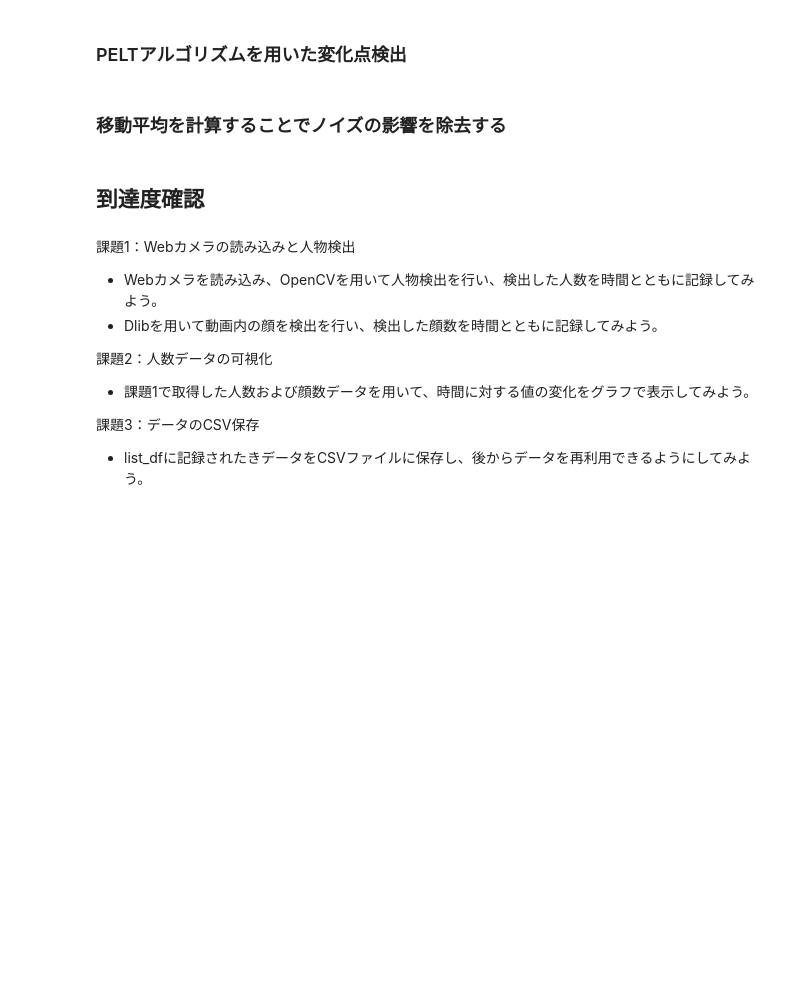
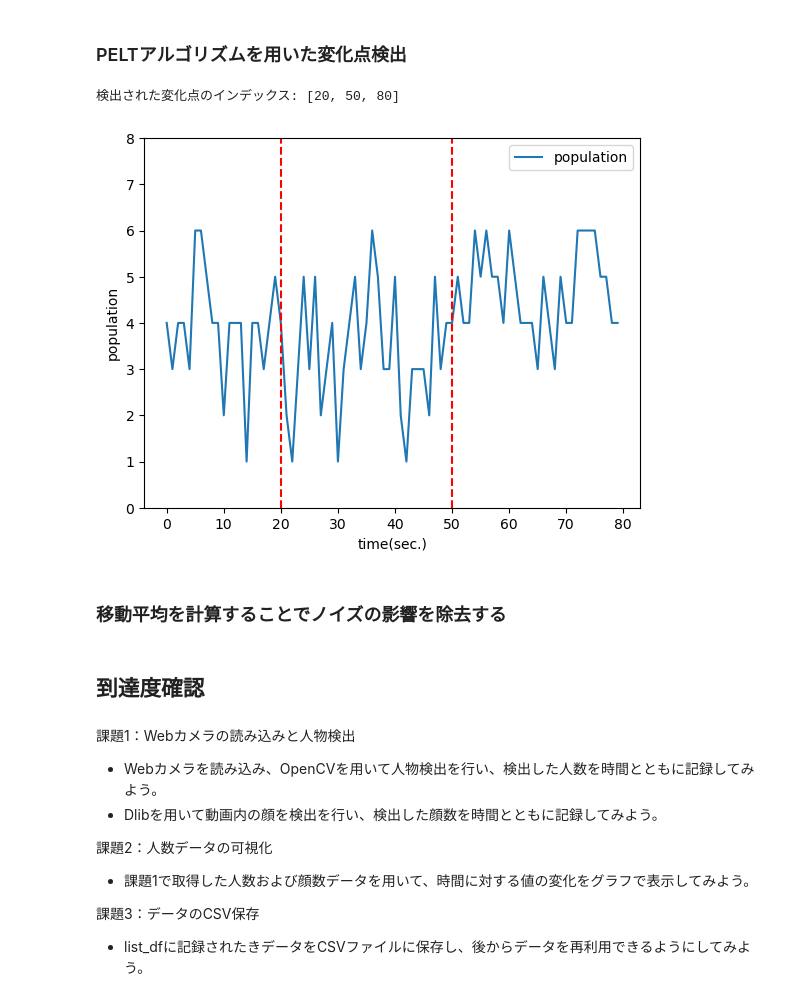
Before and after one commit to meruemon/PBL, a Jupyter notebook: データ分析.ipynb, the cells around one changed output. Drawn from its saved outputs; the diff is of its cells as text; code cells hidden in the pictures; blank space fills up the shorter version.

```diff
--- a/データ分析.ipynb
+++ b/データ分析.ipynb
@@ -100,34 +105,37 @@ import matplotlib.pyplot as plt
 # 人数データを抽出
 signal = list_df['people'].values
 
 # モデルの選択（"l1", "l2", "rbf"など）
-model = "rbf"
+model = "l1"
 
 # PELTアルゴリズムを使用して変化点検出を実行
 algo = rpt.Pelt(model=model).fit(signal)
 
 # ペナルティ値の設定（変化点の数を調整）
 penalty = 3  # 必要に応じて調整
 
 # 変化点のインデックスを取得
 result = algo.predict(pen=penalty)
 
 # 検出された変化点を表示
 print("検出された変化点のインデックス:", result)
 
 # 時間と人数のプロットを作成し、変化点を表示
 plt.plot(list_df['time'], signal, label='population')
 
 # 検出された変化点に垂直線を引く
 for cp in result[:-1]:  # 最後のポイントは信号の終わりなので除外
     plt.axvline(x=list_df['time'].iloc[cp], color='red', linestyle='--')
 
 plt.xlabel('time(sec.)')
 plt.ylabel('population')
 # Y軸の範囲を0から8に設定
 plt.ylim(0, 8)
 plt.legend()
 plt.show()
+# %% [output]
+検出された変化点のインデックス: [20, 50, 80]
+[figure, added]
 # %% [markdown]
 ### 移動平均を計算することでノイズの影響を除去する
 # %%
```
Also changed, not shown: parts of 2 cells of this notebook, 2 other files.
